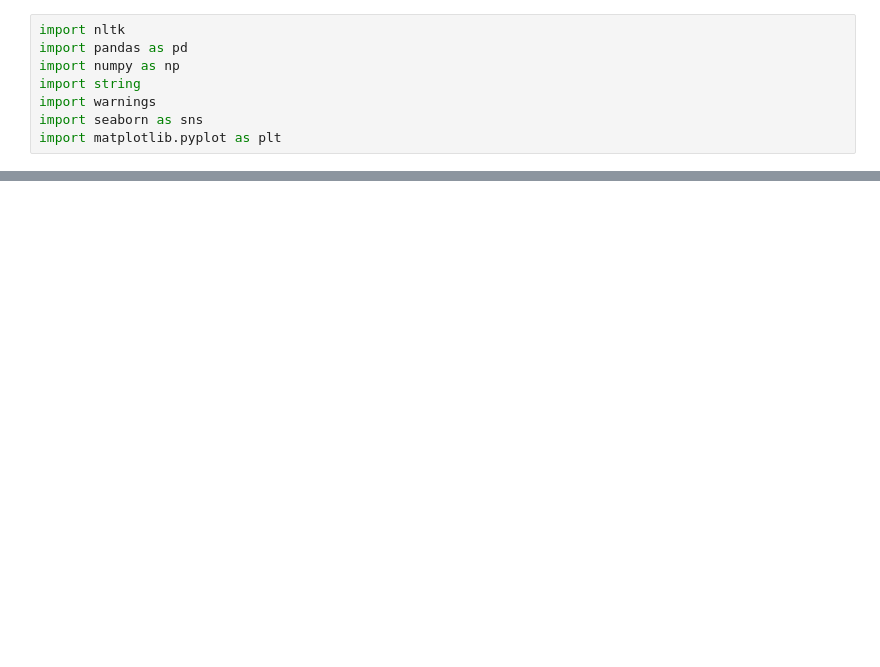
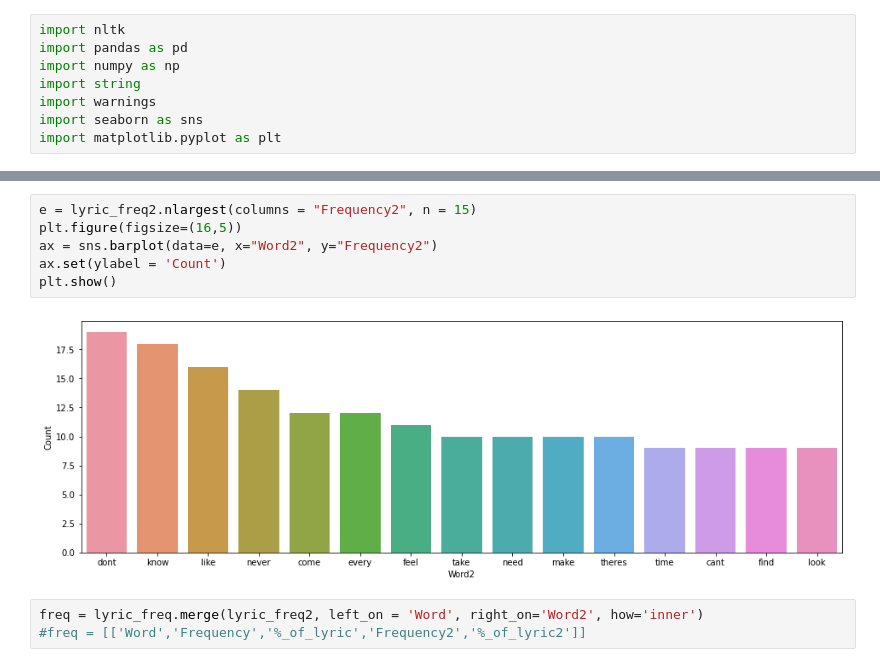
Before and after one commit to PTettey/Data-Analysis-Portfolio, a Jupyter notebook: Text Mining and Visualization/Disney Top 100 Songs/disneytext.ipynb, the cells around one changed output, grey strips where cells are left out. Saved outputs shown, nothing was run; the diff lists cells and outputs as text; blank space fills up the shorter version.

```diff
--- a/Text Mining and Visualization/Disney Top 100 Songs/disneytext.ipynb
+++ b/Text Mining and Visualization/Disney Top 100 Songs/disneytext.ipynb
@@ -91,0 +200,11 @@ df.head()
+# %%
+e = lyric_freq2.nlargest(columns = "Frequency2", n = 15)
+plt.figure(figsize=(16,5))
+ax = sns.barplot(data=e, x="Word2", y="Frequency2")
+ax.set(ylabel = 'Count')
+plt.show()
+# %% [output]
+[figure, added]
+# %%
+freq = lyric_freq.merge(lyric_freq2, left_on = 'Word', right_on='Word2', how='inner')
+#freq = [['Word','Frequency','%_of_lyric','Frequency2','%_of_lyric2']]
```
Also changed, not shown: parts of 31 cells of this notebook.
